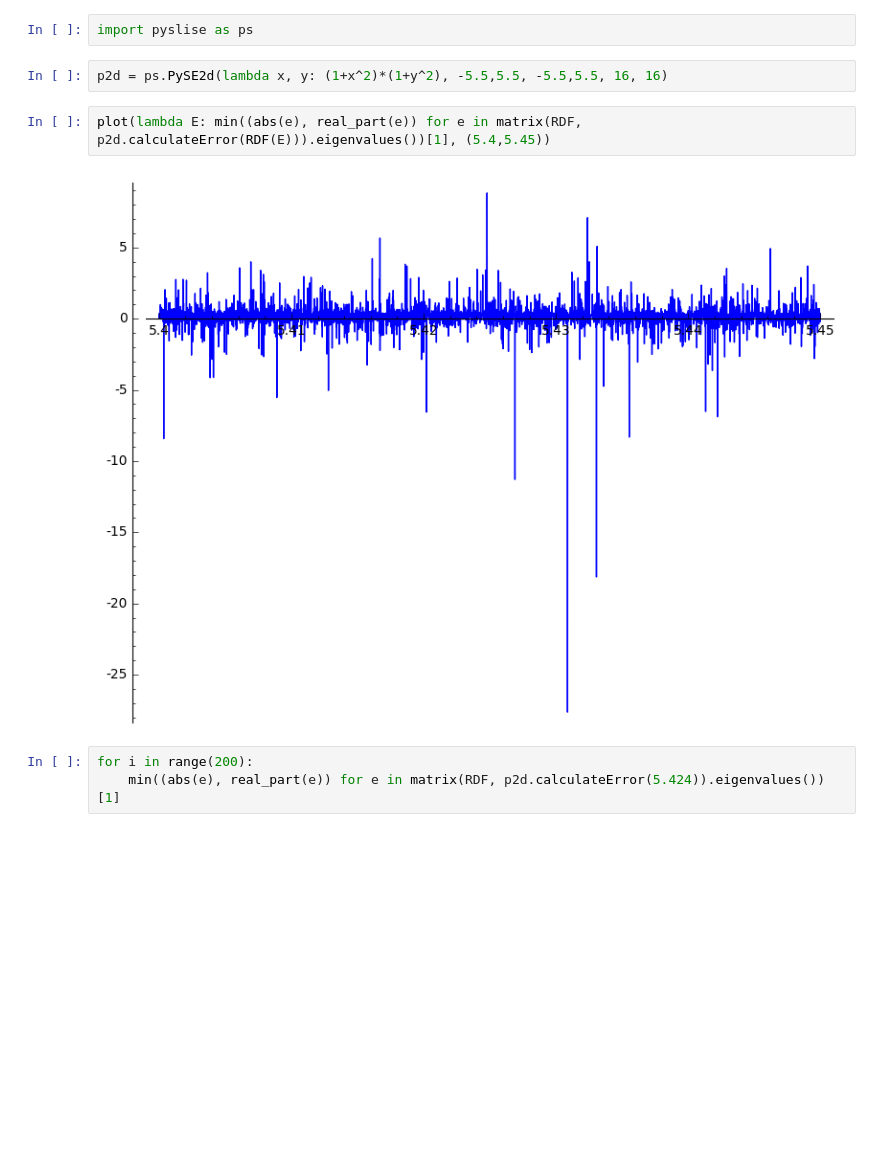
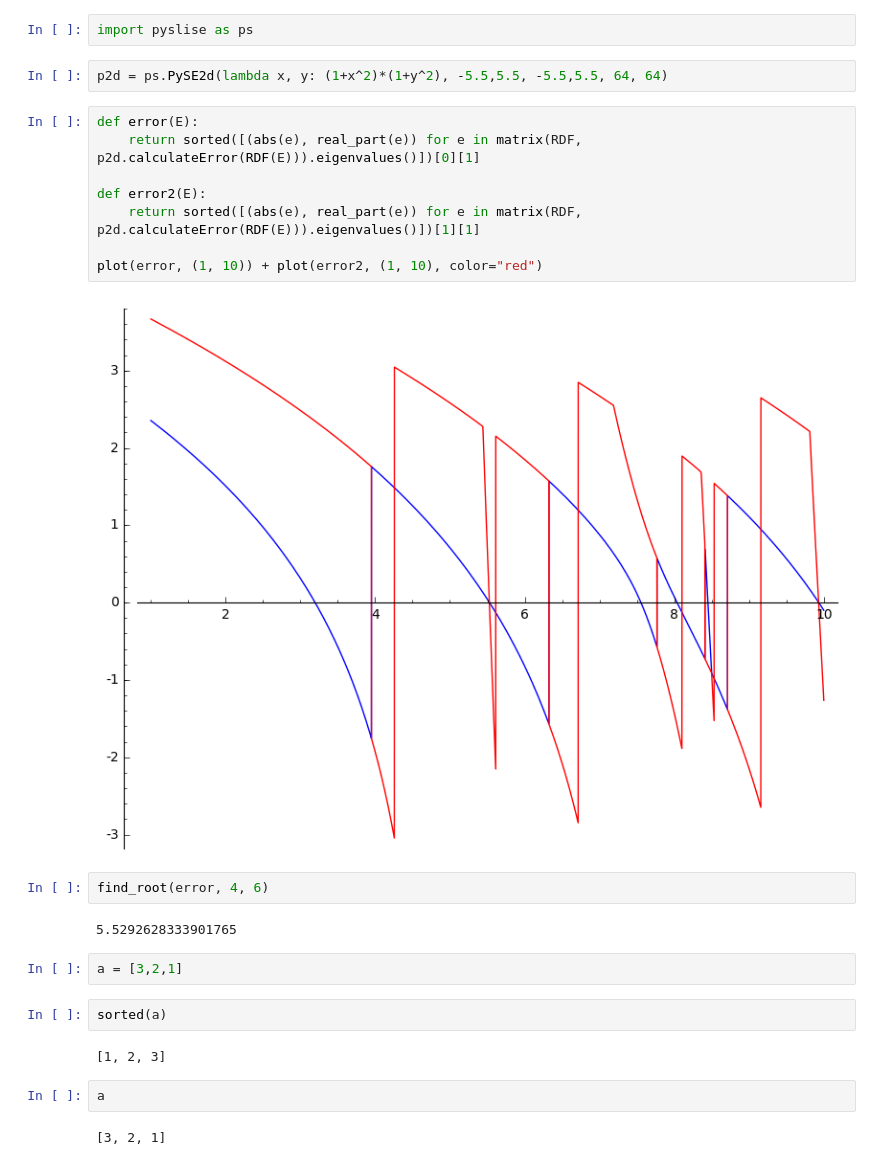
Before and after one commit to twist-numerical/matslise, a Jupyter notebook: notebooks/test_se2d.ipynb, the cells around one changed output. Cells and saved outputs as stored; diff of their text form; blank space fills up the shorter version.

```diff
--- a/notebooks/test_se2d.ipynb
+++ b/notebooks/test_se2d.ipynb
@@ -1,11 +1,28 @@
 # %%
 import pyslise as ps
 # %%
-p2d = ps.PySE2d(lambda x, y: (1+x^2)*(1+y^2), -5.5,5.5, -5.5,5.5, 16, 16)
+p2d = ps.PySE2d(lambda x, y: (1+x^2)*(1+y^2), -5.5,5.5, -5.5,5.5, 64, 64)
-# %%
-plot(lambda E: min((abs(e), real_part(e)) for e in matrix(RDF, p2d.calculateError(RDF(E))).eigenvalues())[1], (5.4,5.45))
-# %% [output]
-[figure, removed]
-# %%
-for i in range(200):
-    min((abs(e), real_part(e)) for e in matrix(RDF, p2d.calculateError(5.424)).eigenvalues())[1]
+# %%
+def error(E):
+    return sorted([(abs(e), real_part(e)) for e in matrix(RDF, p2d.calculateError(RDF(E))).eigenvalues()])[0][1]
+
+def error2(E):
+    return sorted([(abs(e), real_part(e)) for e in matrix(RDF, p2d.calculateError(RDF(E))).eigenvalues()])[1][1]
+
+plot(error, (1, 10)) + plot(error2, (1, 10), color="red")
+# %% [output]
+[figure, added]
+# %%
+find_root(error, 4, 6)
+# %% [output]
+5.5292628333901765
+# %%
+a = [3,2,1]
+# %%
+sorted(a)
+# %% [output]
+[1, 2, 3]
+# %%
+a
+# %% [output]
+[3, 2, 1]
```
Also changed, not shown: 27 other files.
